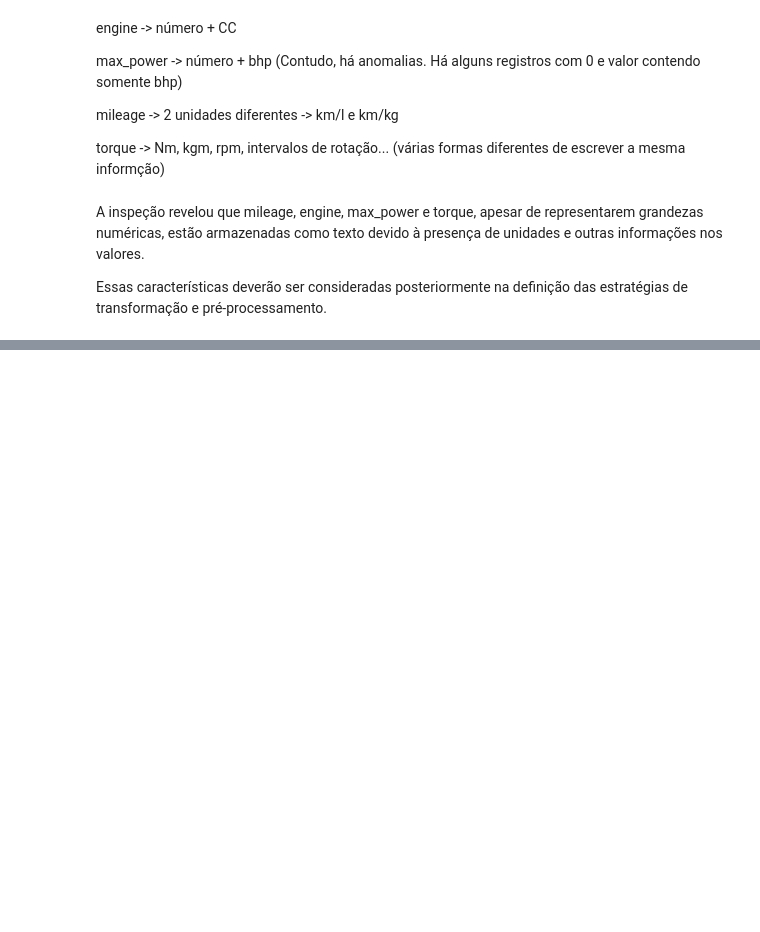
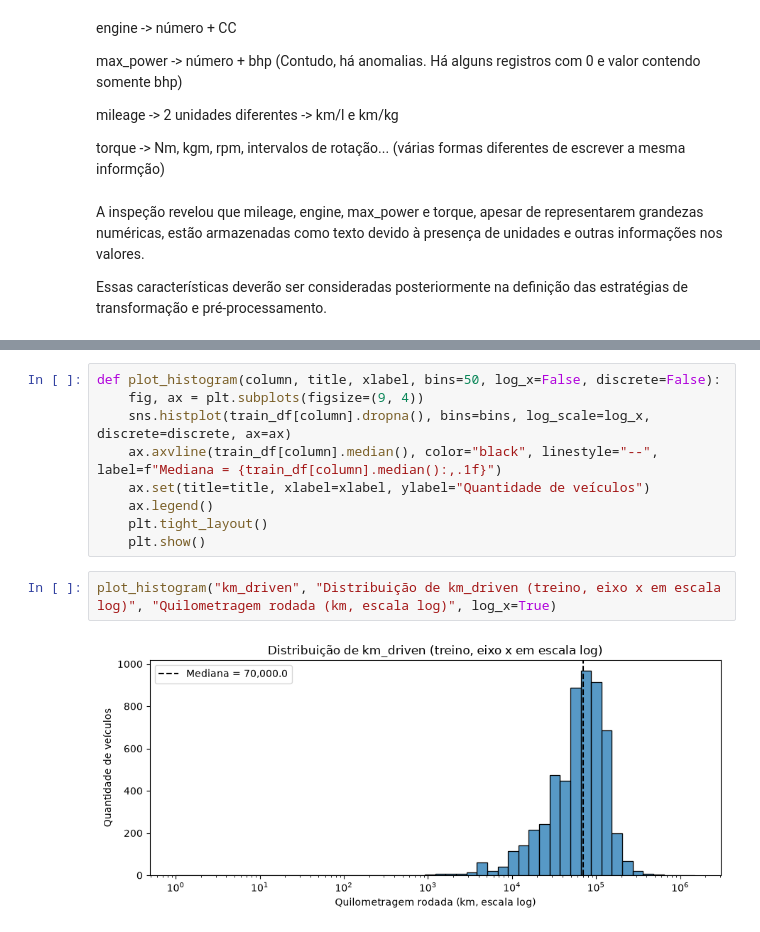
Before and after one commit to marcusmaia29/MachineLearning-projeto-estudo, a Jupyter notebook: projeto_p1.ipynb, the cells around one changed output, grey strips where cells are left out. Drawn from its saved outputs; the diff is of its cells as text; blank space fills up the shorter version.

```diff
--- a/projeto_p1.ipynb
+++ b/projeto_p1.ipynb
@@ -152,0 +693,13 @@ Essas características deverão ser consideradas posteriormente na definição d
+# %%
+def plot_histogram(column, title, xlabel, bins=50, log_x=False, discrete=False):
+    fig, ax = plt.subplots(figsize=(9, 4))
+    sns.histplot(train_df[column].dropna(), bins=bins, log_scale=log_x, discrete=discrete, ax=ax)
+    ax.axvline(train_df[column].median(), color="black", linestyle="--", label=f"Mediana = {train_df[column].median():,.1f}")
+    ax.set(title=title, xlabel=xlabel, ylabel="Quantidade de veículos")
+    ax.legend()
+    plt.tight_layout()
+    plt.show()
+# %%
+plot_histogram("km_driven", "Distribuição de km_driven (treino, eixo x em escala log)", "Quilometragem rodada (km, escala log)", log_x=True)
+# %% [output]
+[figure, added]
```
Also changed, not shown: parts of 112 cells of this notebook.
